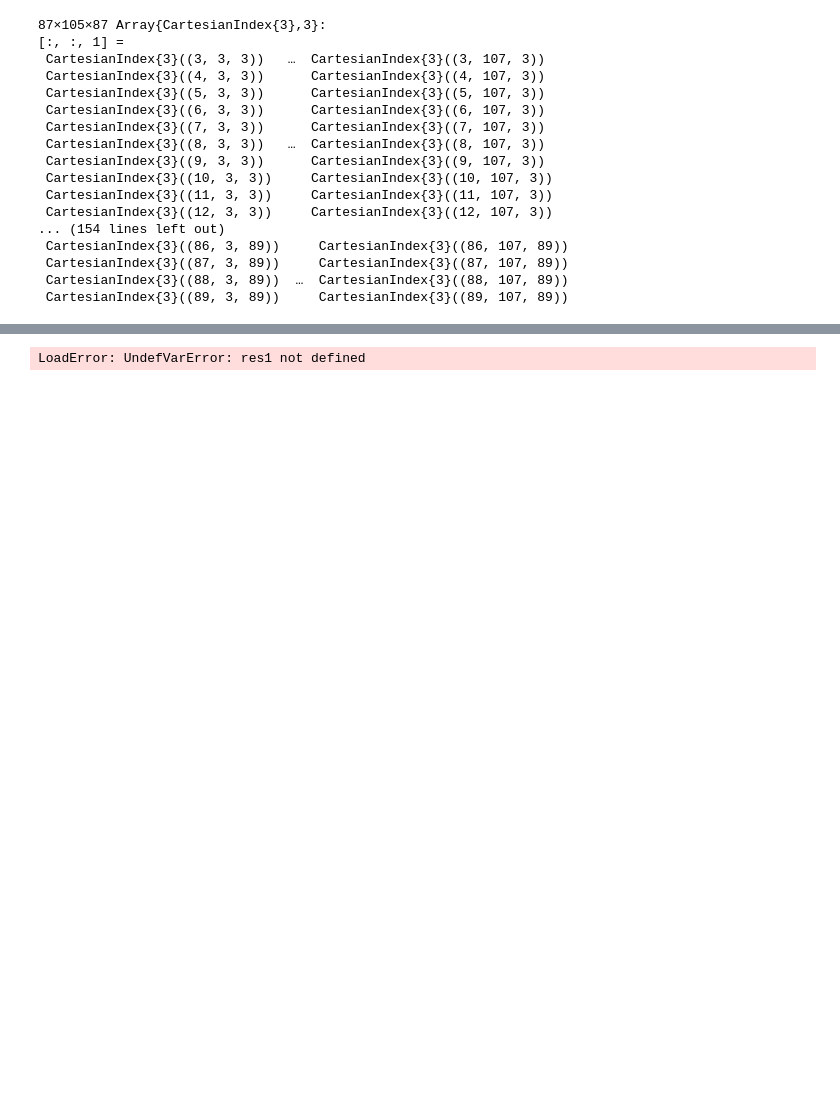
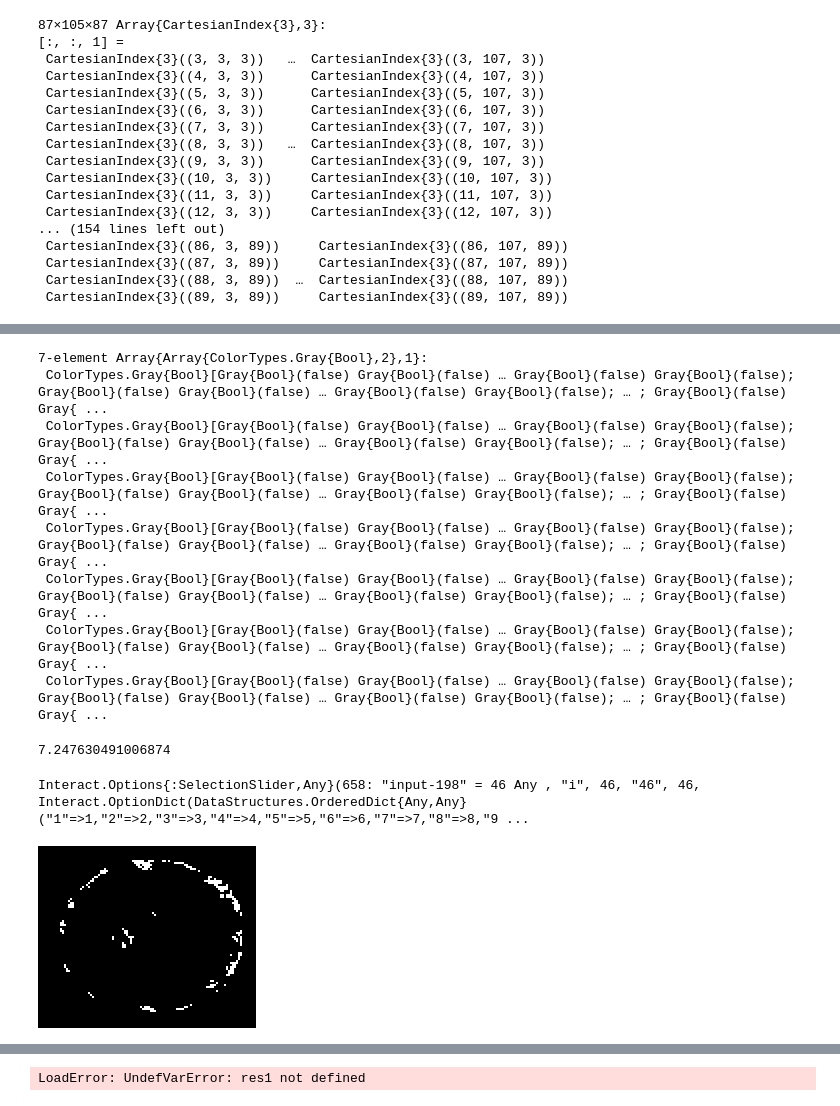
Before and after one commit to AShedko/DimRed, a Jupyter notebook: testing and stuff.ipynb, the cells around one changed output, grey strips where cells are left out. Drawn from its saved outputs; the diff is of its cells as text; code cells hidden in the pictures; blank space fills up the shorter version.

```diff
--- a/testing and stuff.ipynb
+++ b/testing and stuff.ipynb
@@ -133,0 +287,22 @@ histogram!((x->x[2]).(res2),label ="quantile -", alpha=.8, fillalpha=.8, bins =
+# %%
+# @manipulate for q=0.5:0.02:0.9
+    q = quantile(reshape(Gclear,SIZE), 0.6)
+    show(q)
+    msk = Gclear.> q # +quantile mask
+    msk2 = msk .& (nimm .>40)
+    seq = [Gray.(msk2[:,:,j]) for j in 10:10:75]
+    display(seq)
+    @manipulate for i in 1:size(msk,3) Gray.(msk2)[:,:,i] end
+# end
+# %% [output]
+7-element Array{Array{ColorTypes.Gray{Bool},2},1}:
+ ColorTypes.Gray{Bool}[Gray{Bool}(false) Gray{Bool}(false) … Gray{Bool}(false) Gray{Bool}(false); Gray{Bool}(false) Gray{Bool}(false) … Gray{Bool}(false) Gray{Bool}(false); … ; Gray{Bool}(false) Gray{ ...
+ ColorTypes.Gray{Bool}[Gray{Bool}(false) Gray{Bool}(false) … Gray{Bool}(false) Gray{Bool}(false); Gray{Bool}(false) Gray{Bool}(false) … Gray{Bool}(false) Gray{Bool}(false); … ; Gray{Bool}(false) Gray{ ...
+ ColorTypes.Gray{Bool}[Gray{Bool}(false) Gray{Bool}(false) … Gray{Bool}(false) Gray{Bool}(false); Gray{Bool}(false) Gray{Bool}(false) … Gray{Bool}(false) Gray{Bool}(false); … ; Gray{Bool}(false) Gray{ ...
+ ColorTypes.Gray{Bool}[Gray{Bool}(false) Gray{Bool}(false) … Gray{Bool}(false) Gray{Bool}(false); Gray{Bool}(false) Gray{Bool}(false) … Gray{Bool}(false) Gray{Bool}(false); … ; Gray{Bool}(false) Gray{ ...
+ ColorTypes.Gray{Bool}[Gray{Bool}(false) Gray{Bool}(false) … Gray{Bool}(false) Gray{Bool}(false); Gray{Bool}(false) Gray{Bool}(false) … Gray{Bool}(false) Gray{Bool}(false); … ; Gray{Bool}(false) Gray{ ...
+ ColorTypes.Gray{Bool}[Gray{Bool}(false) Gray{Bool}(false) … Gray{Bool}(false) Gray{Bool}(false); Gray{Bool}(false) Gray{Bool}(false) … Gray{Bool}(false) Gray{Bool}(false); … ; Gray{Bool}(false) Gray{ ...
+ ColorTypes.Gray{Bool}[Gray{Bool}(false) Gray{Bool}(false) … Gray{Bool}(false) Gray{Bool}(false); Gray{Bool}(false) Gray{Bool}(false) … Gray{Bool}(false) Gray{Bool}(false); … ; Gray{Bool}(false) Gray{ ...
+7.247630491006874
+Interact.Options{:SelectionSlider,Any}(658: "input-198" = 46 Any , "i", 46, "46", 46, Interact.OptionDict(DataStructures.OrderedDict{Any,Any}("1"=>1,"2"=>2,"3"=>3,"4"=>4,"5"=>5,"6"=>6,"7"=>7,"8"=>8,"9 ...
+[figure, added]
```
Also changed, not shown: parts of 26 cells of this notebook.
